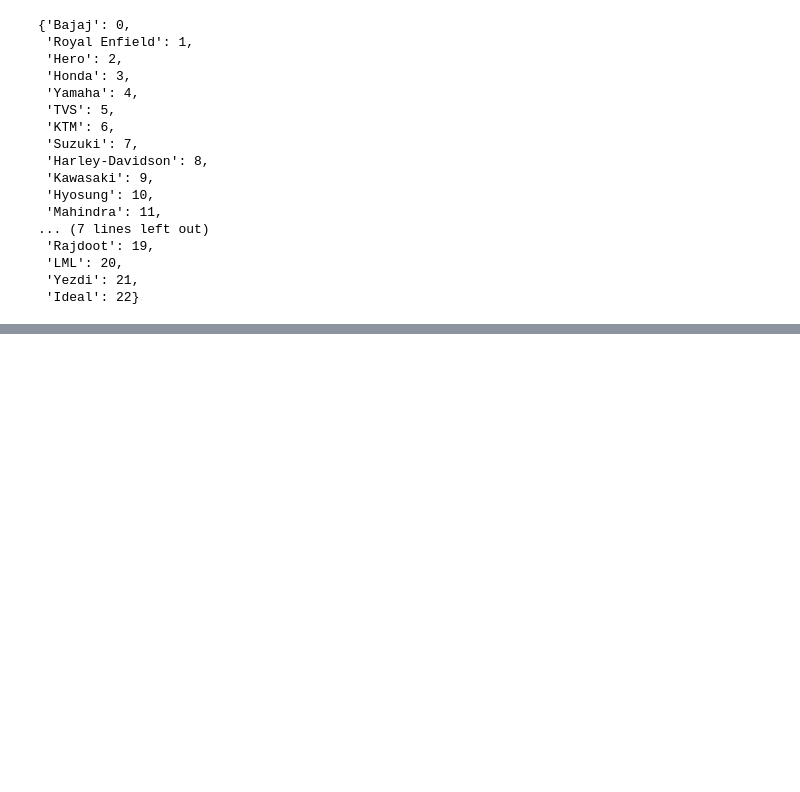
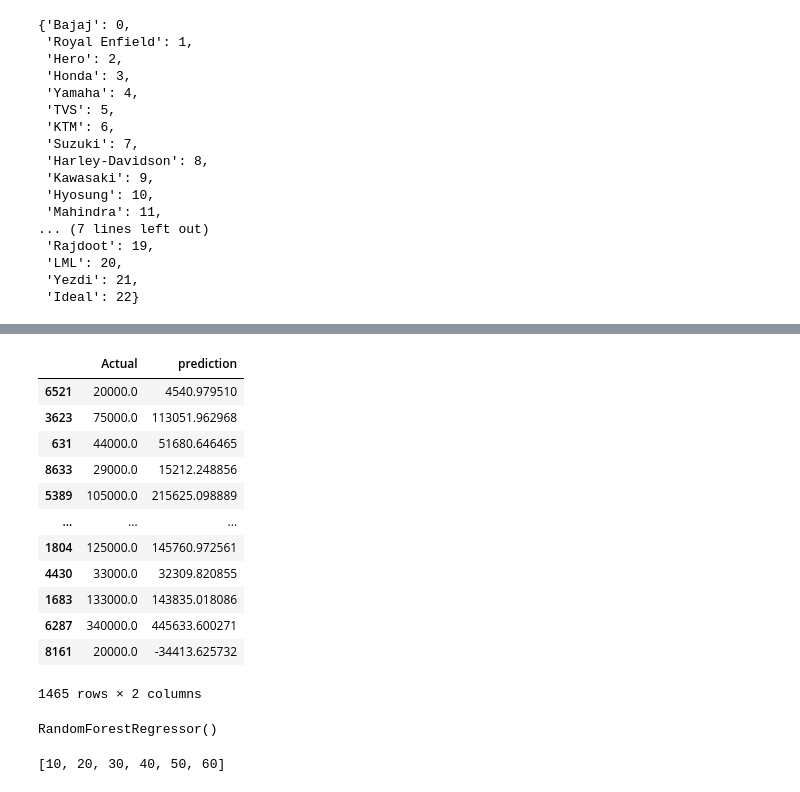
Before and after one commit to upflairs-pvt-ltd/JECRC-20april2024, a Jupyter notebook: linear_regression_.ipynb, the cells around one changed output, grey strips where cells are left out. Cells and saved outputs as stored; diff of their text form; code cells hidden in the pictures; blank space fills up the shorter version.

```diff
--- a/linear_regression_.ipynb
+++ b/linear_regression_.ipynb
@@ -192,0 +241,22 @@ x_train
+# %%
+pred = lr.predict(x_test)
+# %%
+y_test['prediction'] = pred
+# %%
+y_test.columns  = ['Actual', 'prediction']
+# %%
+y_test
+# %% [output]
+|  | Actual | prediction |
+| 6521 | 20000.0 | 4540.979510 |
+| 3623 | 75000.0 | 113051.962968 |
+| 631 | 44000.0 | 51680.646465 |
+| 8633 | 29000.0 | 15212.248856 |
+| 5389 | 105000.0 | 215625.098889 |
+| ... | ... | ... |
+| 1804 | 125000.0 | 145760.972561 |
+| 4430 | 33000.0 | 32309.820855 |
+| 1683 | 133000.0 | 143835.018086 |
+| 6287 | 340000.0 | 445633.600271 |
+| 8161 | 20000.0 | -34413.625732 |
+1465 rows × 2 columns
@@ -192,0 +267,4 @@ x_train
+# %%
+rdf.fit(x_train,y_train)
+# %% [output]
+RandomForestRegressor()
@@ -192,0 +273,5 @@ x_train
+# %%
+lst = [10,20,30,40,50,60]
+lst
+# %% [output]
+[10, 20, 30, 40, 50, 60]
```
Also changed, not shown: parts of 13 cells of this notebook, 2 other files.
